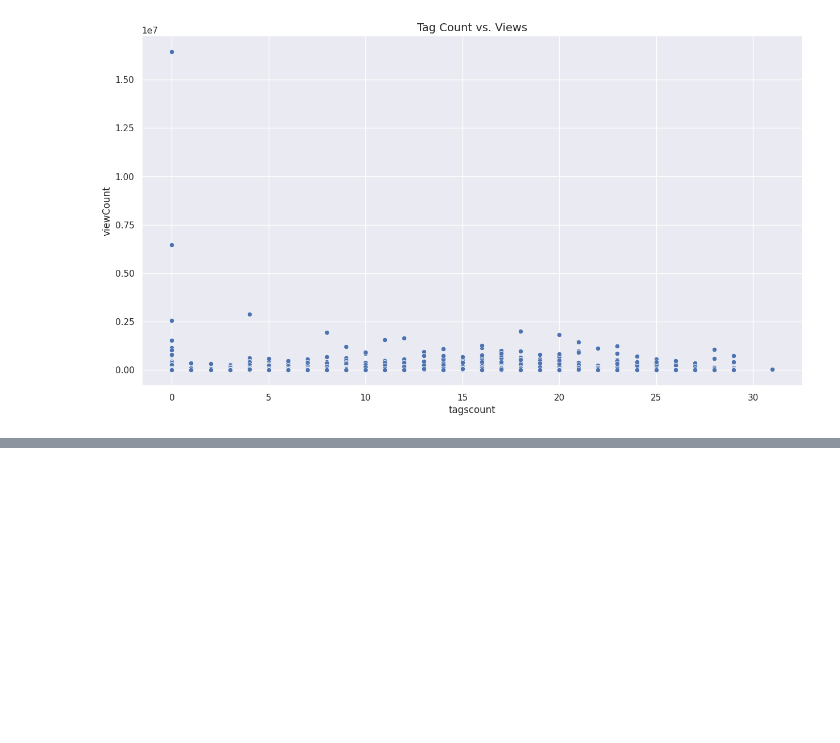
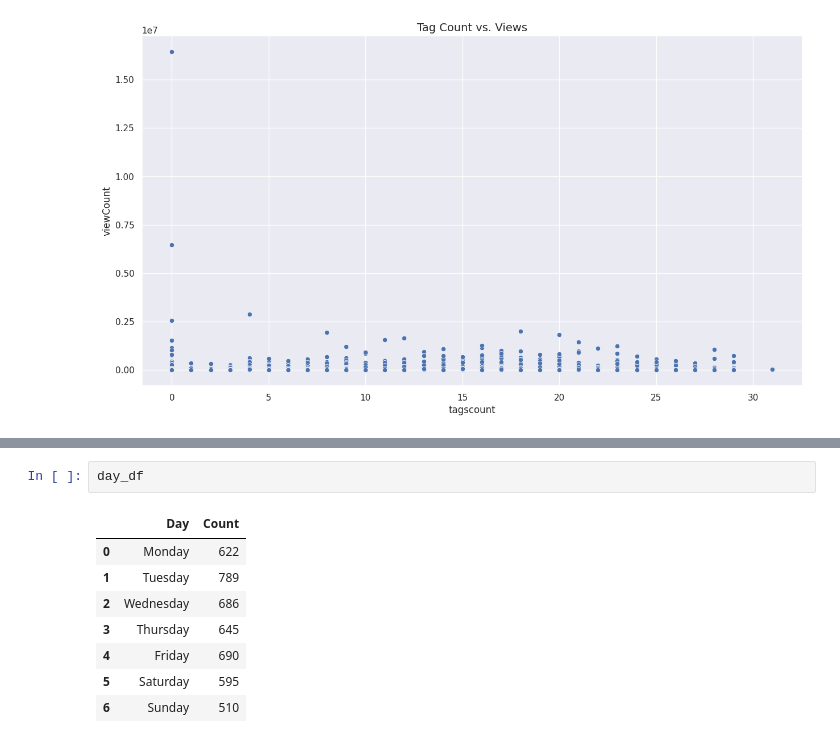
Before and after one commit to pawankalyan22k/Youtube-Api-Data_Analysis, a Jupyter notebook: Youtube_API_Data_Analysis.ipynb, the cells around one changed output, grey strips where cells are left out. Saved outputs shown, nothing was run; the diff lists cells and outputs as text; blank space fills up the shorter version.

```diff
--- a/Youtube_API_Data_Analysis.ipynb
+++ b/Youtube_API_Data_Analysis.ipynb
@@ -753,0 +662,11 @@ video_df
+# %%
+day_df
+# %% [output]
+|  | Day | Count |
+| 0 | Monday | 622 |
+| 1 | Tuesday | 789 |
+| 2 | Wednesday | 686 |
+| 3 | Thursday | 645 |
+| 4 | Friday | 690 |
+| 5 | Saturday | 595 |
+| 6 | Sunday | 510 |
```
Also changed, not shown: parts of 23 cells of this notebook.
